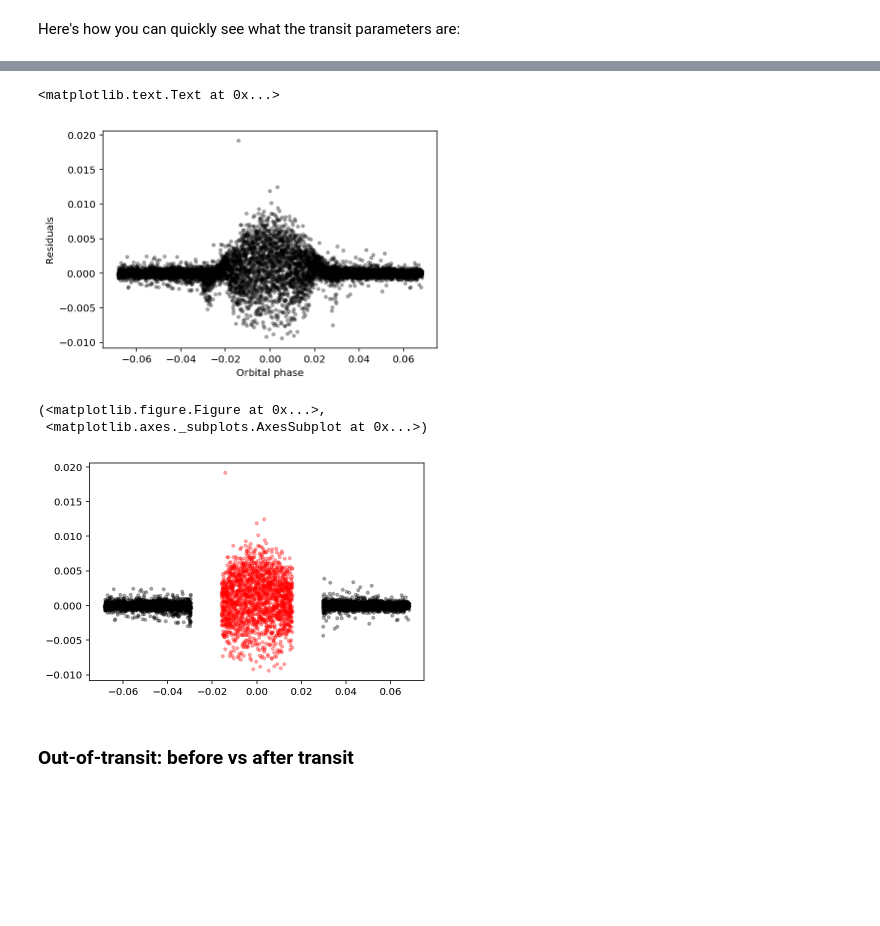
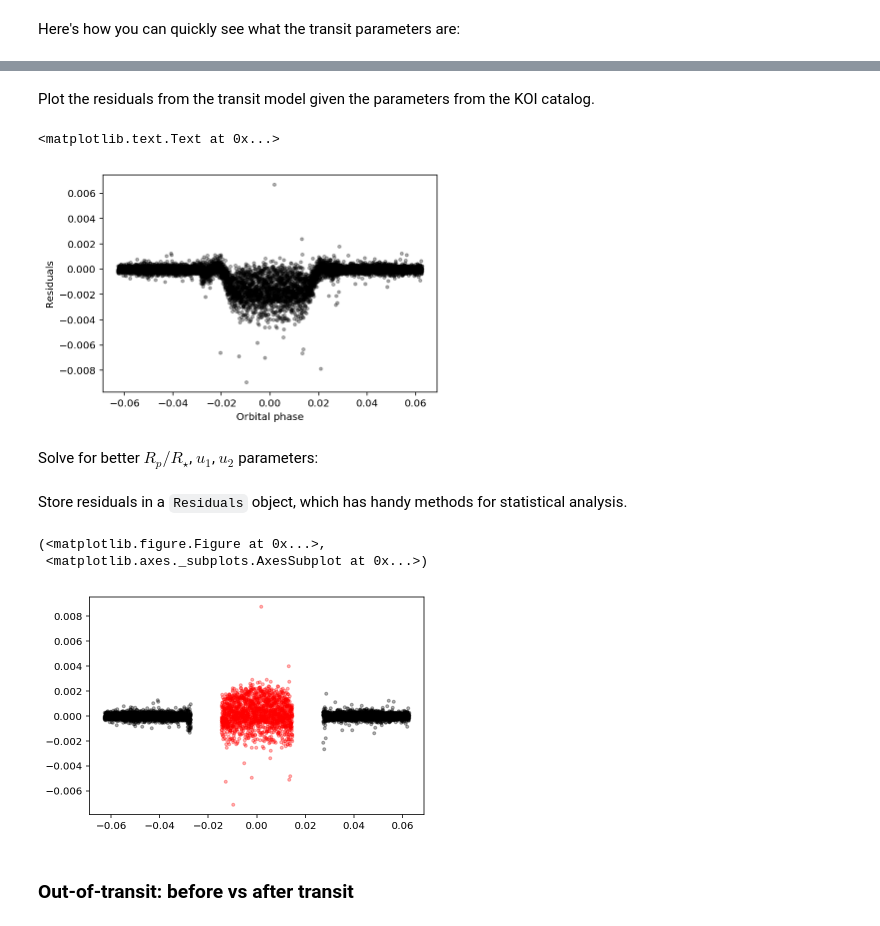
Before and after one commit to bmorris3/salter, a Jupyter notebook: show_lc.ipynb, the cells around one changed output, grey strips where cells are left out. Cells and saved outputs as stored; diff of their text form; code cells hidden in the pictures; blank space fills up the shorter version.

```diff
--- a/show_lc.ipynb
+++ b/show_lc.ipynb
@@ -12,8 +12,8 @@ import h5py
 hdf5_file = h5py.File("data/light_curves.hdf5", 'r')
 # %%
 # Specify a KIC number to get the light curve
-# Here are some numbers to try: 9705459, 10386922, 9651668
-kic_number = 9705459#4157325
+# Here are some numbers to try: 4157325, 9651668, 9705459, 10386922
+kic_number = 9651668
 whole_lc = LightCurve.from_hdf5(hdf5_file, kic_number)
 
 # Plot the light curve (raw SAP flux)
@@ -73,10 +57,17 @@ plt.legend()
+# %% [markdown]
+Plot the residuals from the transit model given the parameters from the KOI catalog.
 # %%
-# plot residuals of all transits:
+from salter import concatenate_transit_light_curves
 
-for transit in transits:
-    plt.plot(transit.phases(), transit.fluxes - transit.transit_model(), 'k.', alpha=0.3)
+normed_transits = concatenate_transit_light_curves(transits)
+
+plt.plot(normed_transits.phases(),
+         normed_transits.fluxes - normed_transits.transit_model(),
+         'k.', alpha=0.3)
 plt.xlabel('Orbital phase')
 plt.ylabel('Residuals')
 # %% [output]
 <matplotlib.text.Text at 0x...>
-[figure, old version]
+[figure, new version]
+# %% [markdown]
+Solve for better $R_p/R_\star$, $u_1$, $u_2$ parameters:
@@ -83,13 +81,15 @@ plt.ylabel('Residuals')
+# %% [markdown]
+Store residuals in a `Residuals` object, which has handy methods for statistical analysis.
 # %%
 from salter import Residuals
 
-r = Residuals(transits, whole_lc.params, buffer_duration=0.3)
+r = Residuals(normed_transits, normed_transits.params, buffer_duration=0.3)
 
 r.plot()
 # %% [output]
 (<matplotlib.figure.Figure at 0x...>,
  <matplotlib.axes._subplots.AxesSubplot at 0x...>)
-[figure, old version]
+[figure, new version]
 # %% [markdown]
 ### Out-of-transit: before vs after transit
 # %%
```
Also changed, not shown: parts of 10 cells of this notebook, 1 other file.
